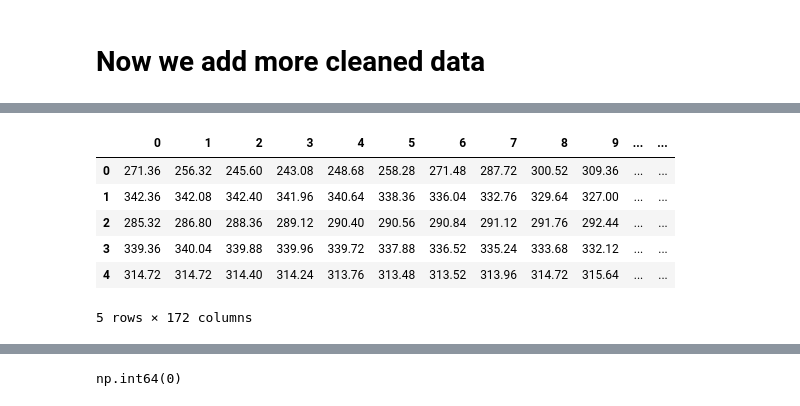
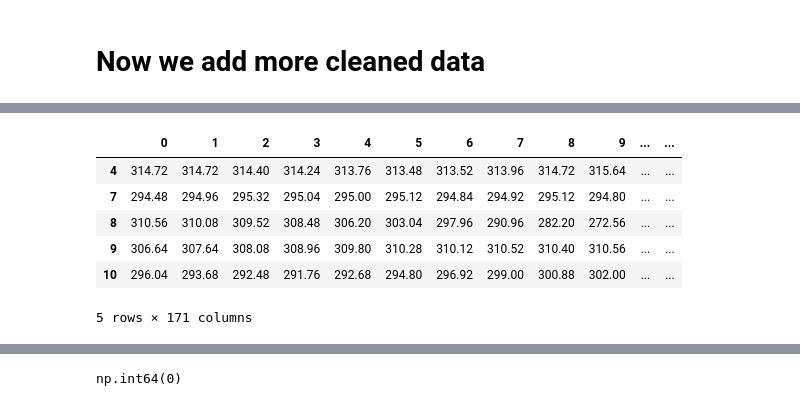
Before and after one commit to xuyfe/eigenjumps, a Jupyter notebook: svd_dummy.ipynb, the cells around one changed output, grey strips where cells are left out. Saved outputs shown, nothing was run; the diff lists cells and outputs as text; code cells hidden in the pictures.

```diff
--- a/svd_dummy.ipynb
+++ b/svd_dummy.ipynb
@@ -133,14 +176,15 @@ owen.head()
 # %%
 ian = pd.read_csv("Math_232_Data/data/IanLim_filtered.csv")
-ian = ian.iloc[:, 1:] # remove weird jumps
+ian = ian.iloc[:, 1:171] # remove weird jumps
+ian = ian.drop(index = [0, 1, 2, 3, 5, 6, 11, 12])
 ian.columns = list(range(len(ian.columns)))
 ian["label"] = "Ian"
 ian.head()
 # %% [output]
 |  | 0 | 1 | 2 | 3 | 4 | 5 | 6 | 7 | 8 | 9 | ... | ... |
-| 0 | 271.36 | 256.32 | 245.60 | 243.08 | 248.68 | 258.28 | 271.48 | 287.72 | 300.52 | 309.36 | ... | ... |
-| 1 | 342.36 | 342.08 | 342.40 | 341.96 | 340.64 | 338.36 | 336.04 | 332.76 | 329.64 | 327.00 | ... | ... |
-| 2 | 285.32 | 286.80 | 288.36 | 289.12 | 290.40 | 290.56 | 290.84 | 291.12 | 291.76 | 292.44 | ... | ... |
-| 3 | 339.36 | 340.04 | 339.88 | 339.96 | 339.72 | 337.88 | 336.52 | 335.24 | 333.68 | 332.12 | ... | ... |
 | 4 | 314.72 | 314.72 | 314.40 | 314.24 | 313.76 | 313.48 | 313.52 | 313.96 | 314.72 | 315.64 | ... | ... |
+| 7 | 294.48 | 294.96 | 295.32 | 295.04 | 295.00 | 295.12 | 294.84 | 294.92 | 295.12 | 294.80 | ... | ... |
+| 8 | 310.56 | 310.08 | 309.52 | 308.48 | 306.20 | 303.04 | 297.96 | 290.96 | 282.20 | 272.56 | ... | ... |
+| 9 | 306.64 | 307.64 | 308.08 | 308.96 | 309.80 | 310.28 | 310.12 | 310.52 | 310.40 | 310.56 | ... | ... |
+| 10 | 296.04 | 293.68 | 292.48 | 291.76 | 292.68 | 294.80 | 296.92 | 299.00 | 300.88 | 302.00 | ... | ... |
-5 rows × 172 columns
+5 rows × 171 columns
```
Also changed, not shown: parts of 37 cells of this notebook, 5 other files.
